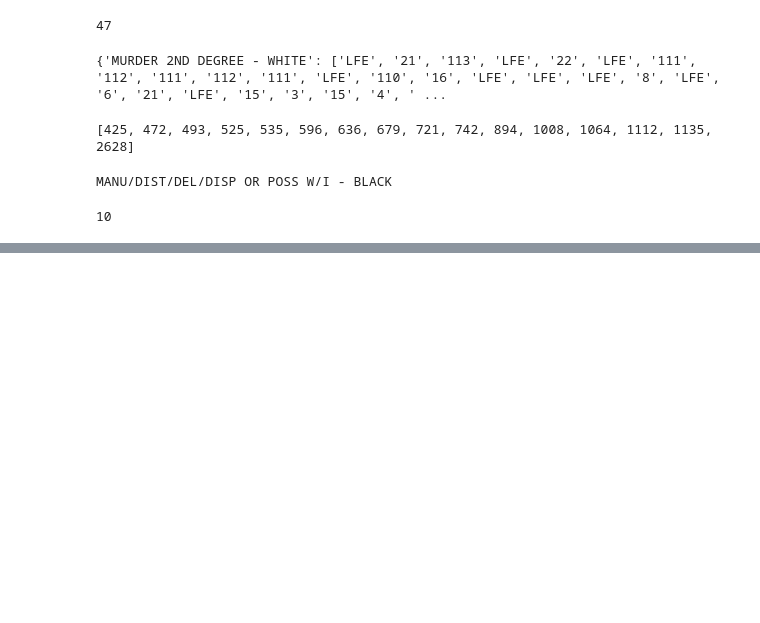
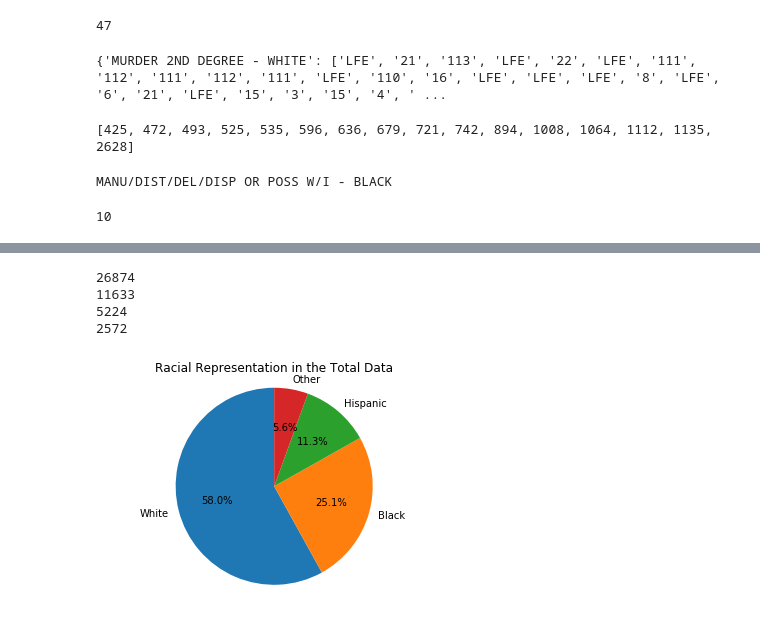
Before and after one commit to icwill/BigData_Spring2019_FinalProject, a Jupyter notebook: playing with visuals.ipynb, the cells around one changed output, grey strips where cells are left out. Drawn from its saved outputs; the diff is of its cells as text; code cells hidden in the pictures; blank space fills up the shorter version.

```diff
--- a/playing with visuals.ipynb
+++ b/playing with visuals.ipynb
@@ -284,13 +302,40 @@ print(master_dict["18189"])
 # %% [output]
 ['18189', 'MURDER 1ST DEGREE', '', 'CHEYENNE', '1912', 'WHITE', 'MALE', '', '1988', '1952', '54', '0', '0', '80', '0', '0', '1989', '1993', '1993', 'MANDATORY DISCHARGE', '10/1993', '', 'MANDATORY DIS ...
 # %%
-#original
+# for pie charts
+black_count = 0
+white_count = 0
+hisp_count = 0
+other_count = 0
+
+# for when robbery, burglary, theft occured
+robbery_begin = []
+burglary_begin = []
+theft_begin = []
 sentence_dict = {}
 for key in master_dict.keys():
     # where we put sentence length into correct dictionaries
     new_key = ""
     crime = master_dict[key][1]
+
+    # for hist of when robbery, burglary, theft occured
+    if crime == "ROBBERY":
+        robbery_begin.append(master_dict[key][9])
+    if crime == "BURGLARY":
+        burglary_begin.append(master_dict[key][9])
+    if crime == "THEFT":
+        theft_begin.append(master_dict[key][9])
+
     race = master_dict[key][5]
+    if race == "BLACK":
+        black_count += 1
+    elif race == "WHITE":
+        white_count += 1
+    elif race == "HISPANIC":
+        hisp_count += 1
+    else:
+        other_count += 1
+        race = "OTHER"
     sentence = master_dict[key][-1]
     new_key = crime + " - " + race
 
@@ -390,0 +459,25 @@ for crime in top_crimes:
+# %%
+print(white_count)
+print(black_count)
+print(hisp_count)
+print(other_count)
+# %% [output]
+26874
+11633
+5224
+2572
+# %%
+# Pie chart, where the slices will be ordered and plotted counter-clockwise:
+labels = 'White', 'Black', 'Hispanic', 'Other'
+sizes = [white_count, black_count, hisp_count, other_count]
+explode = (0, 0, 0, 0)  # only "explode" the 2nd slice (i.e. 'Hogs')
+
+fig1, ax1 = plt.subplots()
+ax1.pie(sizes, explode=explode, labels=labels, autopct='%1.1f%%',
+        shadow=False, startangle=90)
+ax1.axis('equal')  # Equal aspect ratio ensures that pie is drawn as a circle.
+plt.title("Racial Representation in the Total Data")
+
+plt.show()
+# %% [output]
+[figure, added]
```
Also changed, not shown: parts of 7 cells of this notebook.
